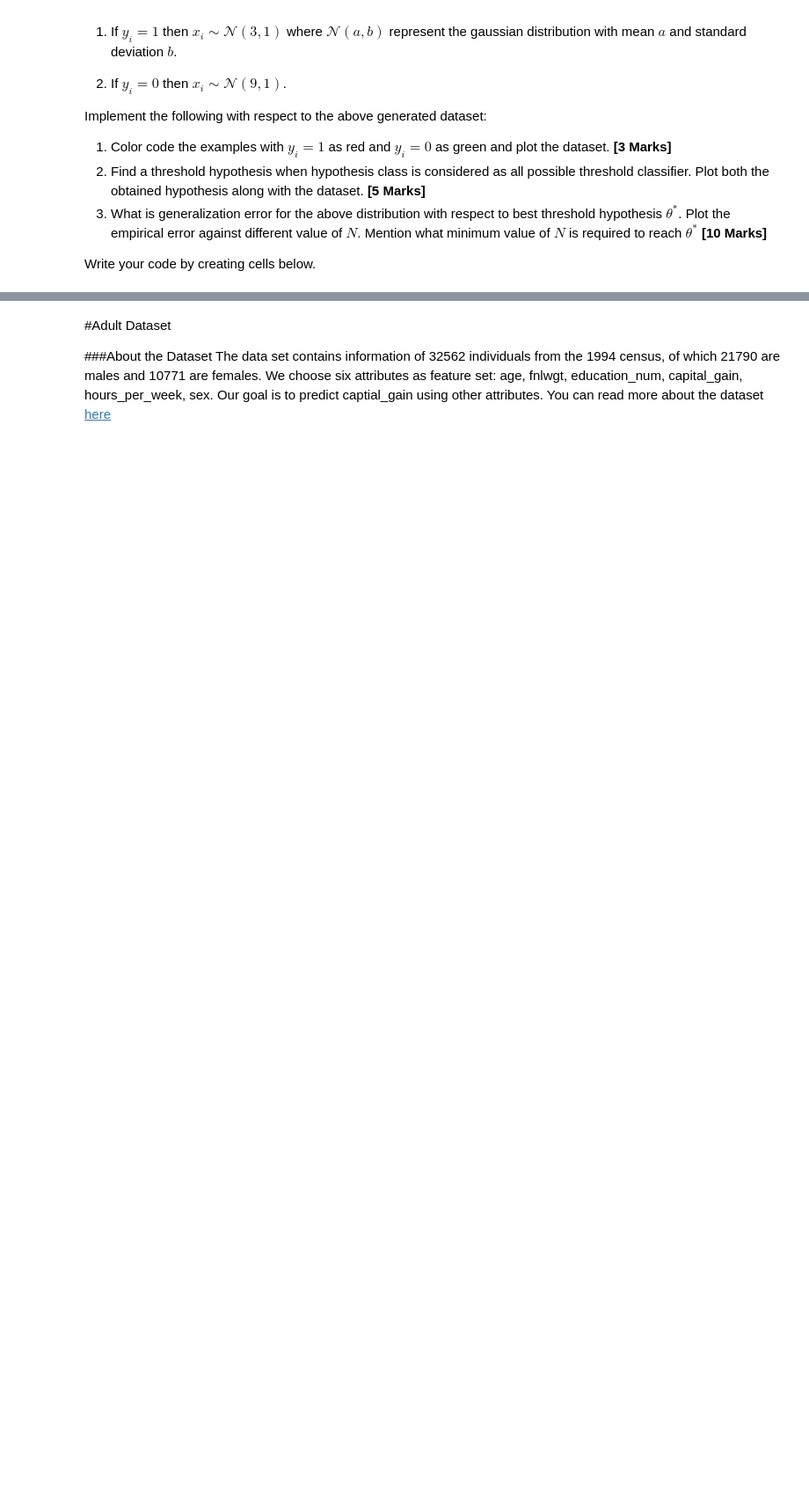
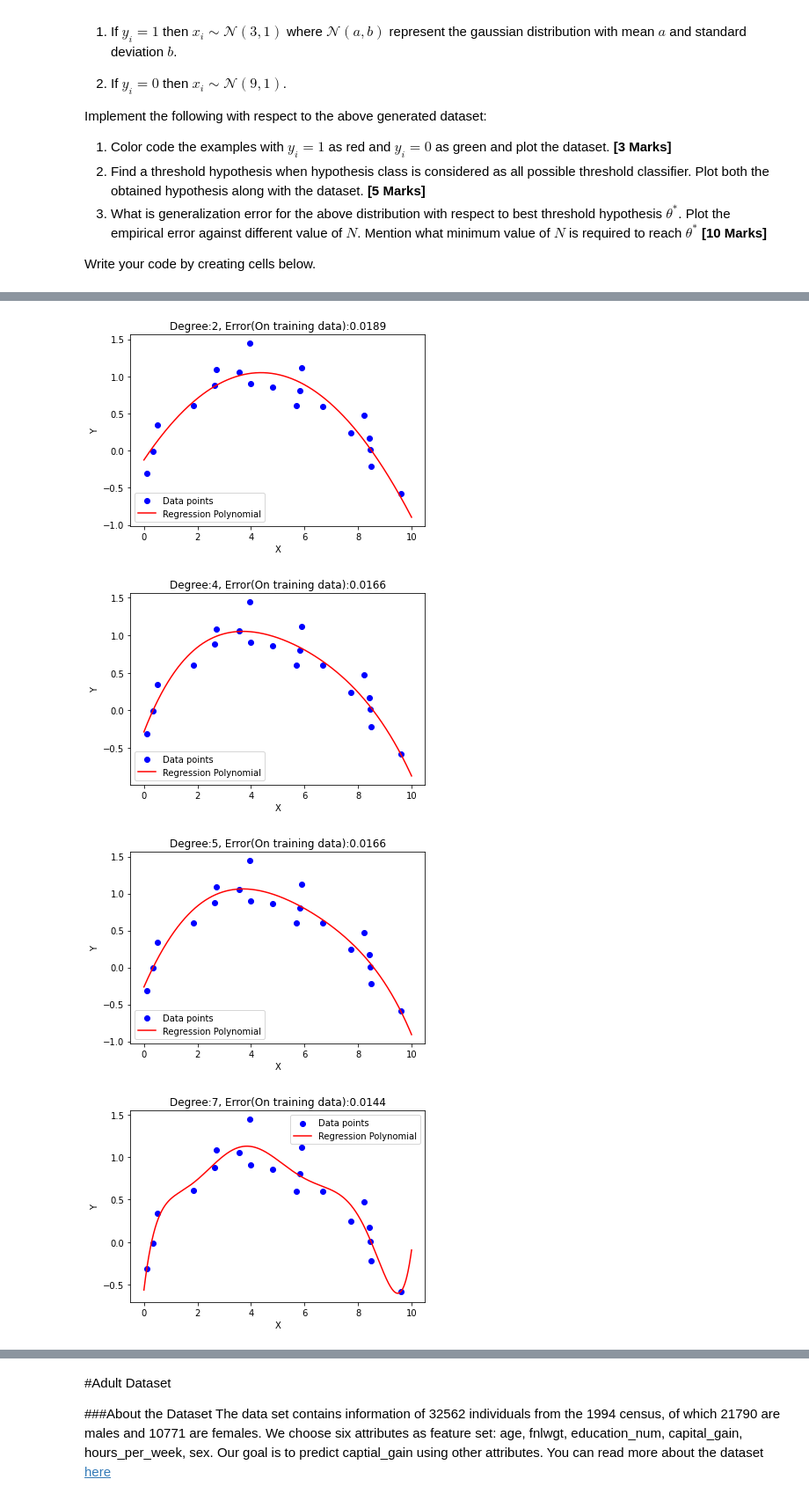
Before and after one commit to khan-shahnawaz/MachineLearning, a Jupyter notebook: SHAHNAWAZ_KHAN_ML_(CS503)_Lab1_PAC_Regression.ipynb, the cells around one changed output, grey strips where cells are left out. Shown at 88% size. Drawn from its saved outputs; the diff is of its cells as text; code cells hidden in the pictures; blank space fills up the shorter version.

```diff
--- a/SHAHNAWAZ_KHAN_ML_(CS503)_Lab1_PAC_Regression.ipynb
+++ b/SHAHNAWAZ_KHAN_ML_(CS503)_Lab1_PAC_Regression.ipynb
@@ -280,0 +410,23 @@ Write your code by creating cells below.
+# %%
+''' a). Training the data by polynomial regression(By analytical Method) '''
+
+polynomials = [
+    polynomialRegression(data, 2),
+    polynomialRegression(data, 4),
+    polynomialRegression(data, 5),
+    polynomialRegression(data, 7),
+    polynomialRegression(data, 10),
+]
+
+
+for polynomial in polynomials:
+    data.plot()
+    polynomial.trainAnalytical()
+    polynomial.plot((0,10), totalPoints=1000)
+    plt.title("Degree:{}, Error(On training data):{}".format(polynomial.degree, round(polynomial.calculateError(),4)))
+    plt.show()
+# %% [output]
+[figure, added]
+[figure, added]
+[figure, added]
+[figure, added]
```
Also changed, not shown: parts of 16 cells of this notebook.
